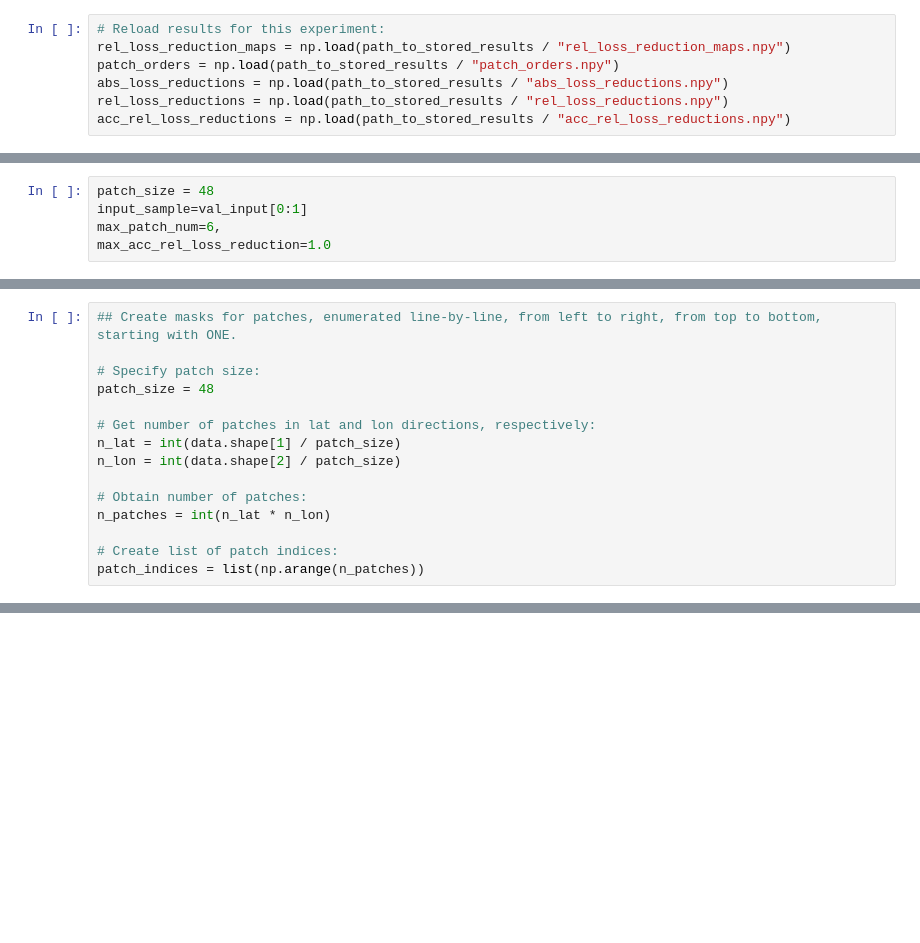
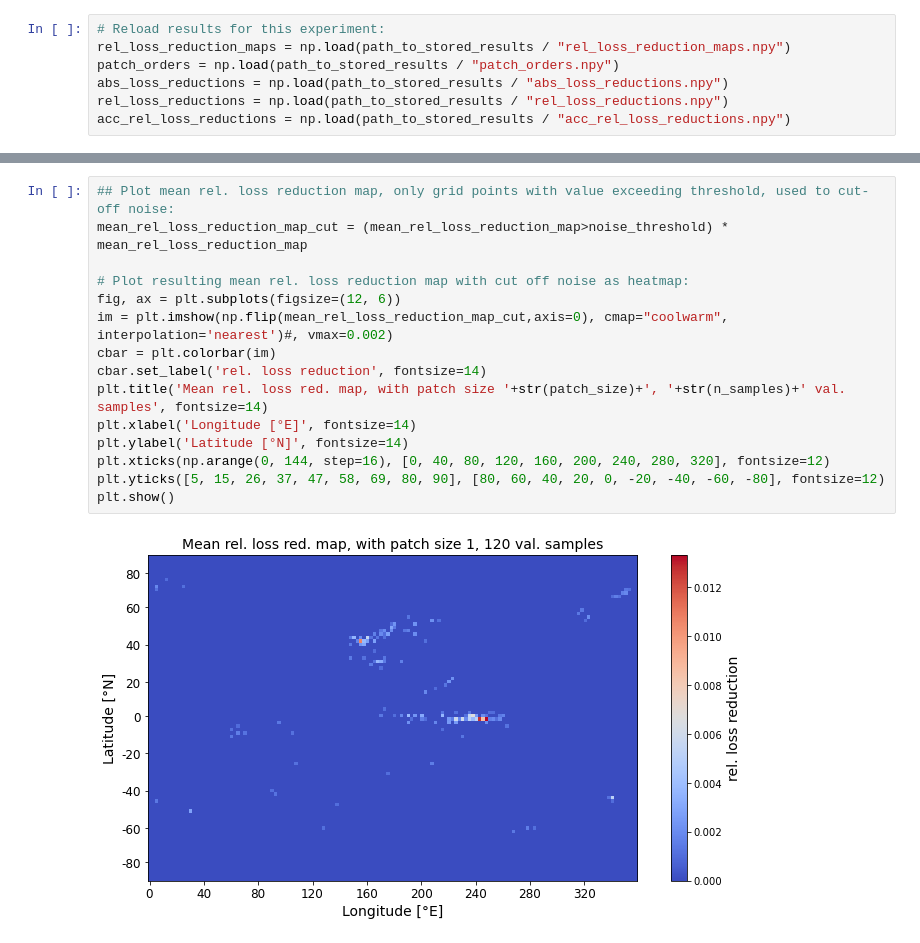
Before and after one commit to MarcoLandtHayen/reconstruct_missing_data, a Jupyter notebook: notebooks/03c_unet_4conv_sst_CESM_relevance_maps.ipynb, the cells around one changed output, grey strips where cells are left out. Drawn from its saved outputs; the diff is of its cells as text; blank space fills up the shorter version.

```diff
--- a/notebooks/03c_unet_4conv_sst_CESM_relevance_maps.ipynb
+++ b/notebooks/03c_unet_4conv_sst_CESM_relevance_maps.ipynb
@@ -1672,5 +594,0 @@ def compute_single_relevance_map(input_sample, patch_size, model, max_patch_num,
-# %%
-patch_size = 48
-input_sample=val_input[0:1]
-max_patch_num=6,
-max_acc_rel_loss_reduction=1.0
@@ -2459,15 +594,0 @@ sample = 0
-# %%
-## Create masks for patches, enumerated line-by-line, from left to right, from top to bottom, starting with ONE.
-
-# Specify patch size:
-patch_size = 48
-
-# Get number of patches in lat and lon directions, respectively:
-n_lat = int(data.shape[1] / patch_size)
-n_lon = int(data.shape[2] / patch_size)
-
-# Obtain number of patches:
-n_patches = int(n_lat * n_lon)
-
-# Create list of patch indices:
-patch_indices = list(np.arange(n_patches))
@@ -2846,0 +630,17 @@ plt.show()
+# %%
+## Plot mean rel. loss reduction map, only grid points with value exceeding threshold, used to cut-off noise:
+mean_rel_loss_reduction_map_cut = (mean_rel_loss_reduction_map>noise_threshold) * mean_rel_loss_reduction_map
+
+# Plot resulting mean rel. loss reduction map with cut off noise as heatmap:
+fig, ax = plt.subplots(figsize=(12, 6))
+im = plt.imshow(np.flip(mean_rel_loss_reduction_map_cut,axis=0), cmap="coolwarm", interpolation='nearest')#, vmax=0.002)
+cbar = plt.colorbar(im)
+cbar.set_label('rel. loss reduction', fontsize=14)
+plt.title('Mean rel. loss red. map, with patch size '+str(patch_size)+', '+str(n_samples)+' val. samples', fontsize=14)
+plt.xlabel('Longitude [°E]', fontsize=14)
+plt.ylabel('Latitude [°N]', fontsize=14)
+plt.xticks(np.arange(0, 144, step=16), [0, 40, 80, 120, 160, 200, 240, 280, 320], fontsize=12)
+plt.yticks([5, 15, 26, 37, 47, 58, 69, 80, 90], [80, 60, 40, 20, 0, -20, -40, -60, -80], fontsize=12)
+plt.show()
+# %% [output]
+[figure, added]
```
Also changed, not shown: parts of 133 cells of this notebook, 35 other files.
